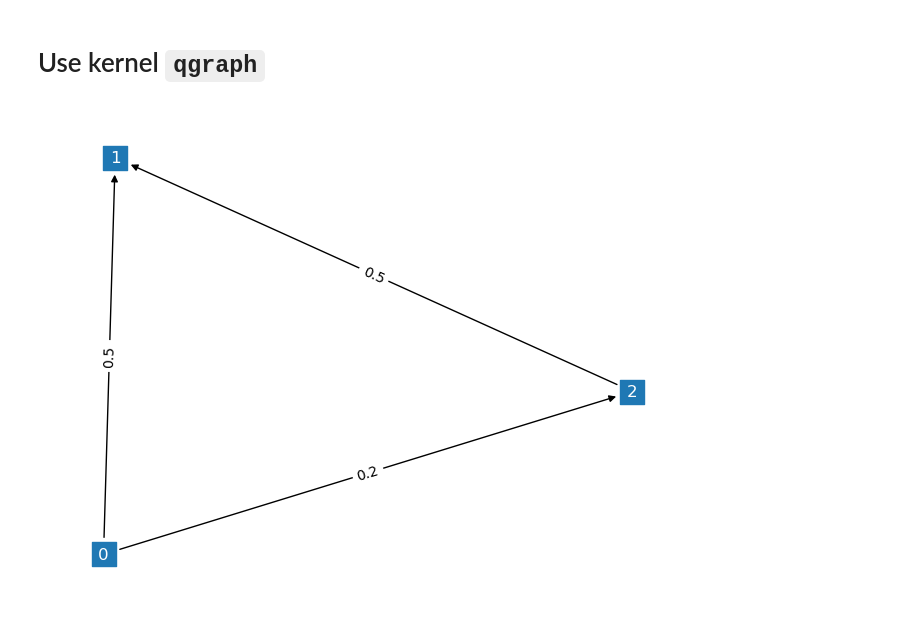
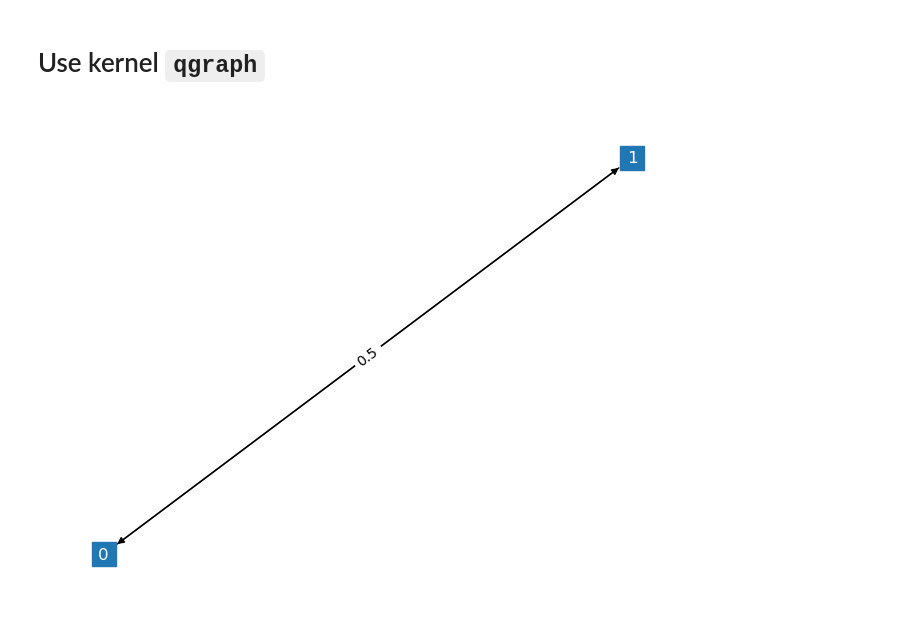
Before and after one commit to ravikoka/qgraph, a Jupyter notebook: scratch.ipynb, the cells around one changed output. Drawn from its saved outputs; the diff is of its cells as text; code cells hidden in the pictures.

```diff
--- a/scratch.ipynb
+++ b/scratch.ipynb
@@ -8,33 +10,42 @@ import networkx as nx
 # %%
 #Testing out making a graph with weighted edges with nx
+
+
 
 def makeGraphWithWeightedEdges(edgelist, weightlist=0):
     '''
     edgelist = list with tupes of the form (n, m)
     weightlist = list of floats where the size of the list is the same as the size of the edgelist
     '''
     if weightlist == 0:
         G = nx.DiGraph(edgelist)
     if len(weightlist) != len(edgelist):
         return "Error, weightlist is not same size as edgelist"
     else:
         G = nx.DiGraph()
         i = 0
         for edge in edgelist:
             G.add_edge(edge[0], edge[1], weight = weightlist[i])
             i+=1
     return G
 
 #I have stolen this code from https://transport-systems.imperial.ac.uk/tf/60008_21/n2_2_weighted_and_directed_graphs
 def show_wgraph(G):
     plt.figure()
     pos = nx.spring_layout(G)
     weight_labels = nx.get_edge_attributes(G,'weight')
     nx.draw(G,pos,font_color = 'white', node_shape = 's', with_labels = True,)
     output = nx.draw_networkx_edge_labels(G,pos,edge_labels=weight_labels)
 
 #An example to test
-Graph = makeGraphWithWeightedEdges([(0, 1), (2, 1), (0, 2)], [0.5, 0.5, 0.2])
-show_wgraph(Graph)
+#Graph = makeGraphWithWeightedEdges([(0, 1), (2, 1), (0, 2)], [0.5, 0.5, 0.2])
+#show_wgraph(Graph)
+
+A = np.matrix([[0, 0.5], [0.5, 0]])
+G = nx.from_numpy_array(A, create_using = nx.DiGraph())
+show_wgraph(G)
+
+
+#Lattice ex
 # %% [output]
-[figure, old version]
+[figure, new version]
```
Also changed, not shown: parts of 2 cells of this notebook.
